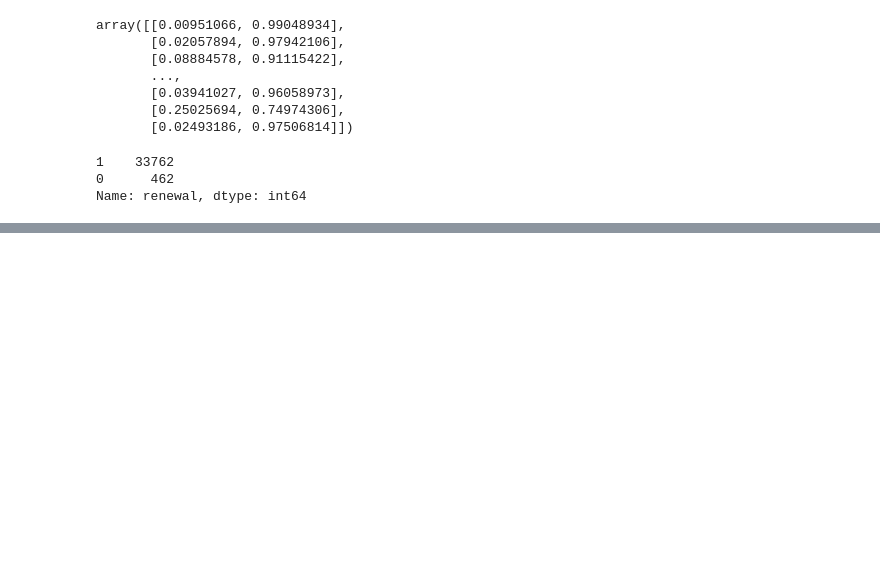
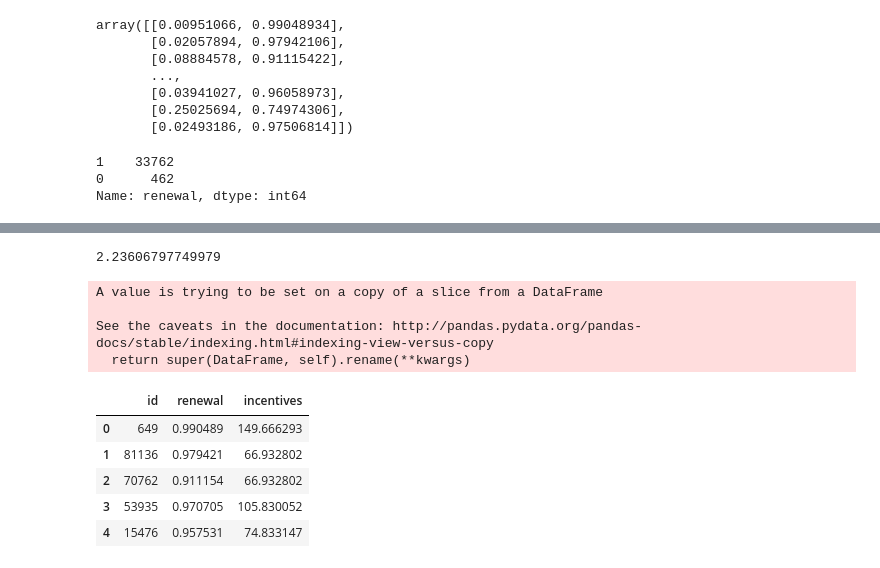
Before and after one commit to VijaiKMathew/mckin, a Jupyter notebook: ML_model.ipynb, the cells around one changed output, grey strips where cells are left out. Drawn from its saved outputs; the diff is of its cells as text; code cells hidden in the pictures; blank space fills up the shorter version.

```diff
--- a/ML_model.ipynb
+++ b/ML_model.ipynb
@@ -288,3 +390,6 @@ test['renewal'].value_counts()
 Name: renewal, dtype: int64
 # %%
 test.to_csv("test_1a.csv",index=None) #93.9476
+# %%
+df1=pd.read_csv("test_1a.csv")
+df1.head()
@@ -290,0 +403,12 @@ test.to_csv("test_1a.csv",index=None) #93.9476
+# %%
+np.sqrt(5)
+# %% [output]
+2.23606797749979
+# %%
+pf=df1[['id','renewal_1','incentives']]
+pf.rename(columns={'renewal_1': 'renewal'}, inplace=True)
+# %% [output]
+A value is trying to be set on a copy of a slice from a DataFrame
+
+See the caveats in the documentation: http://pandas.pydata.org/pandas-docs/stable/indexing.html#indexing-view-versus-copy
+  return super(DataFrame, self).rename(**kwargs)
@@ -290,0 +417,9 @@ test.to_csv("test_1a.csv",index=None) #93.9476
+# %%
+pf.head()
+# %% [output]
+|  | id | renewal | incentives |
+| 0 | 649 | 0.990489 | 149.666293 |
+| 1 | 81136 | 0.979421 | 66.932802 |
+| 2 | 70762 | 0.911154 | 66.932802 |
+| 3 | 53935 | 0.970705 | 105.830052 |
+| 4 | 15476 | 0.957531 | 74.833147 |
```
Also changed, not shown: parts of 29 cells of this notebook, 4 other files.
